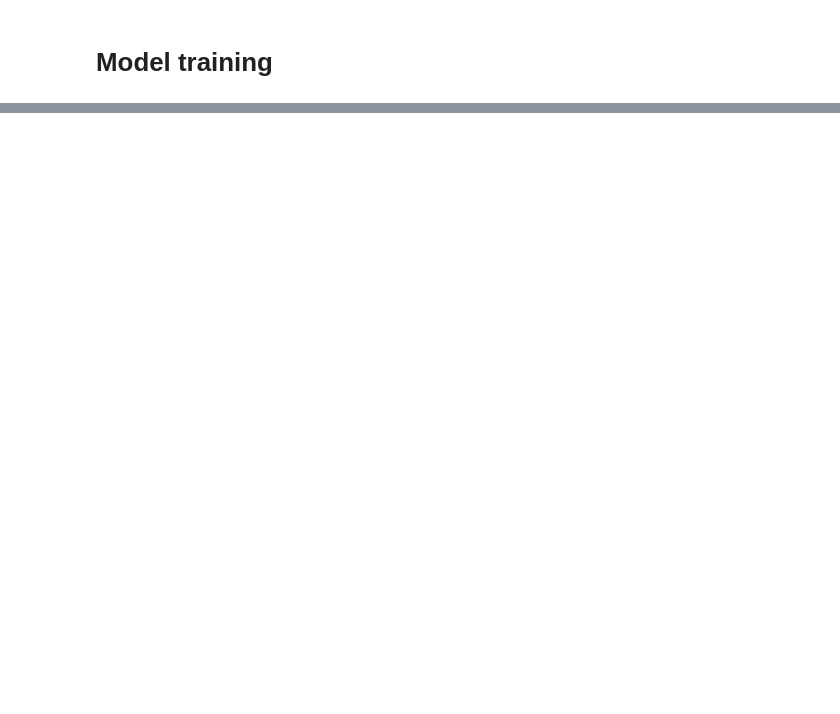
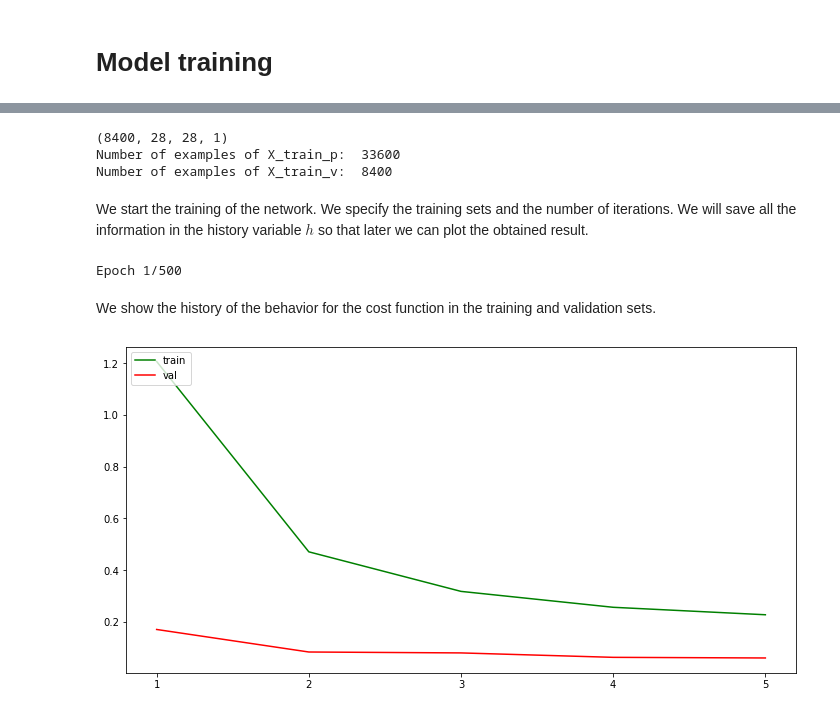
Before and after one commit to Ruddy9501/Digit-Recognizer, a Jupyter notebook: Digit Recognizer/digit_recognizer.ipynb, the cells around one changed output, grey strips where cells are left out. Cells and saved outputs as stored; diff of their text form; code cells hidden in the pictures; blank space fills up the shorter version.

```diff
--- a/Digit Recognizer/digit_recognizer.ipynb
+++ b/Digit Recognizer/digit_recognizer.ipynb
@@ -93,0 +116,11 @@ flat = Flatten()(x)
+# %%
+model = Model(inputs = inputs, outputs = model)
+model.compile(optimizer = 'adam', loss = 'categorical_crossentropy', metrics = ['accuracy'])
+callbacks_list = [
+    keras.callbacks.ModelCheckpoint(
+        filepath='model.h5',
+        monitor='val_loss', save_best_only=True, verbose=1),
+    EarlyStopping(monitor='val_loss', patience=20,verbose=1)
+]
+
+model.summary()
@@ -93,0 +149,37 @@ flat = Flatten()(x)
+# %%
+indexs = np.arange(X.shape[0])
+posicion = int(X.shape[0] * 0.8)
+
+X_train_p = X[indexs[:posicion]]
+X_train_v = X[indexs[posicion:]]
+
+Y_train_p = Y[indexs[:posicion]]
+Y_train_v = Y[indexs[posicion:]]
+
+print(X_train_v.shape)
+print("Number of examples of X_train_p: ", X_train_p.shape[0])
+print("Number of examples of X_train_v: ", X_train_v.shape[0])
+# %% [output]
+(8400, 28, 28, 1)
+Number of examples of X_train_p:  33600
+Number of examples of X_train_v:  8400
+# %% [markdown]
+We start the training of the network. We specify the training sets and the number of iterations. We will save all the information in the history variable $h$ so that later we can plot the obtained result.
+# %%
+h = model.fit(X_train_p, Y_train_p, batch_size = 128, epochs = 500, validation_data = (X_train_v, Y_train_v),  callbacks=callbacks_list)
+# %% [output]
+Epoch 1/500
+# %% [markdown]
+We show the history of the behavior for the cost function in the training and validation sets.
+# %%
+plt.figure(figsize = (12,6))
+
+Iterations = len(h.history['val_loss']) + 1
+
+plt.plot(range(1, Iterations), h.history['loss'], 'g', label = 'train')
+plt.plot(range(1, Iterations), h.history['val_loss'], 'r', label = 'validation')
+plt.legend(['train', 'val'], loc ='upper left')
+plt.xticks([i for i in range(1, Iterations)])
+plt.show()
+# %% [output]
+[figure, added]
```
Also changed, not shown: parts of 17 cells of this notebook.
